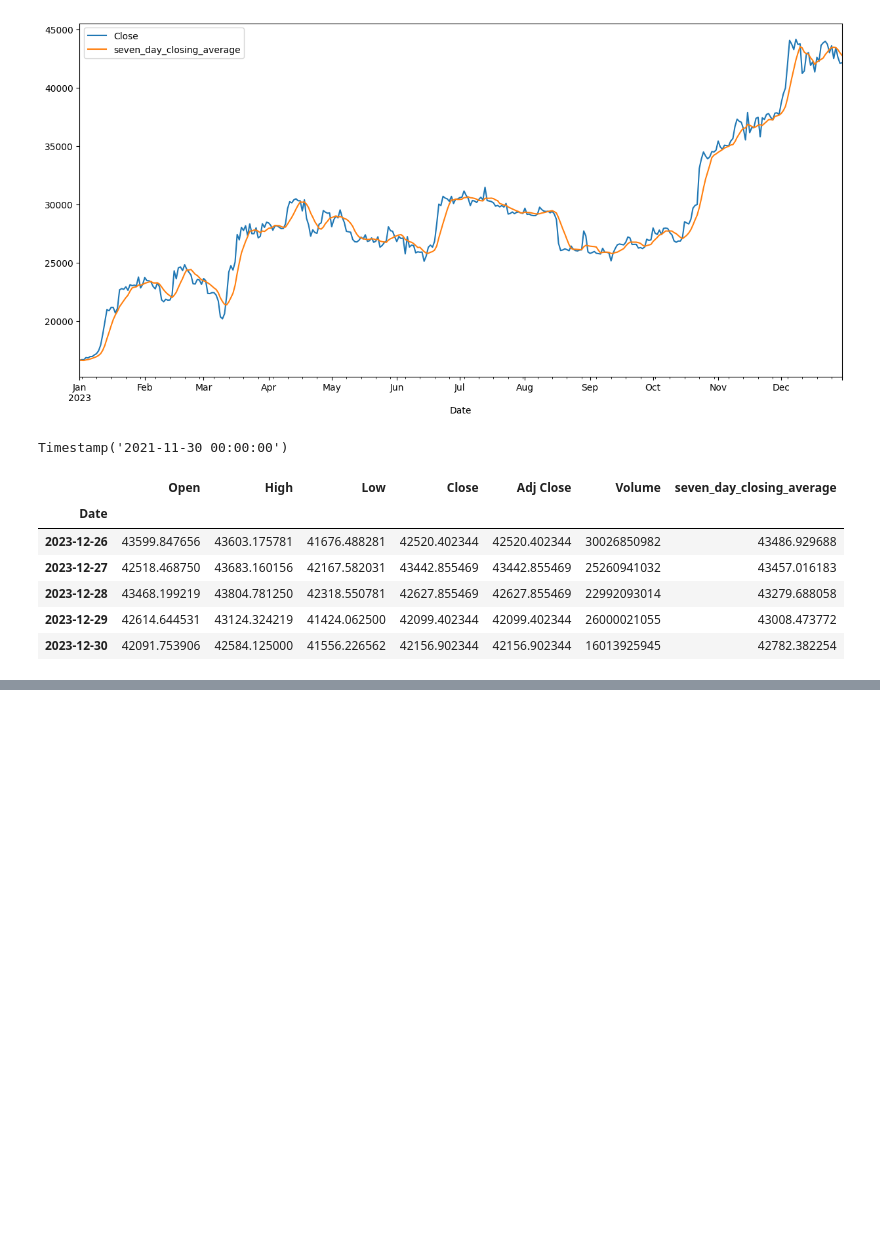
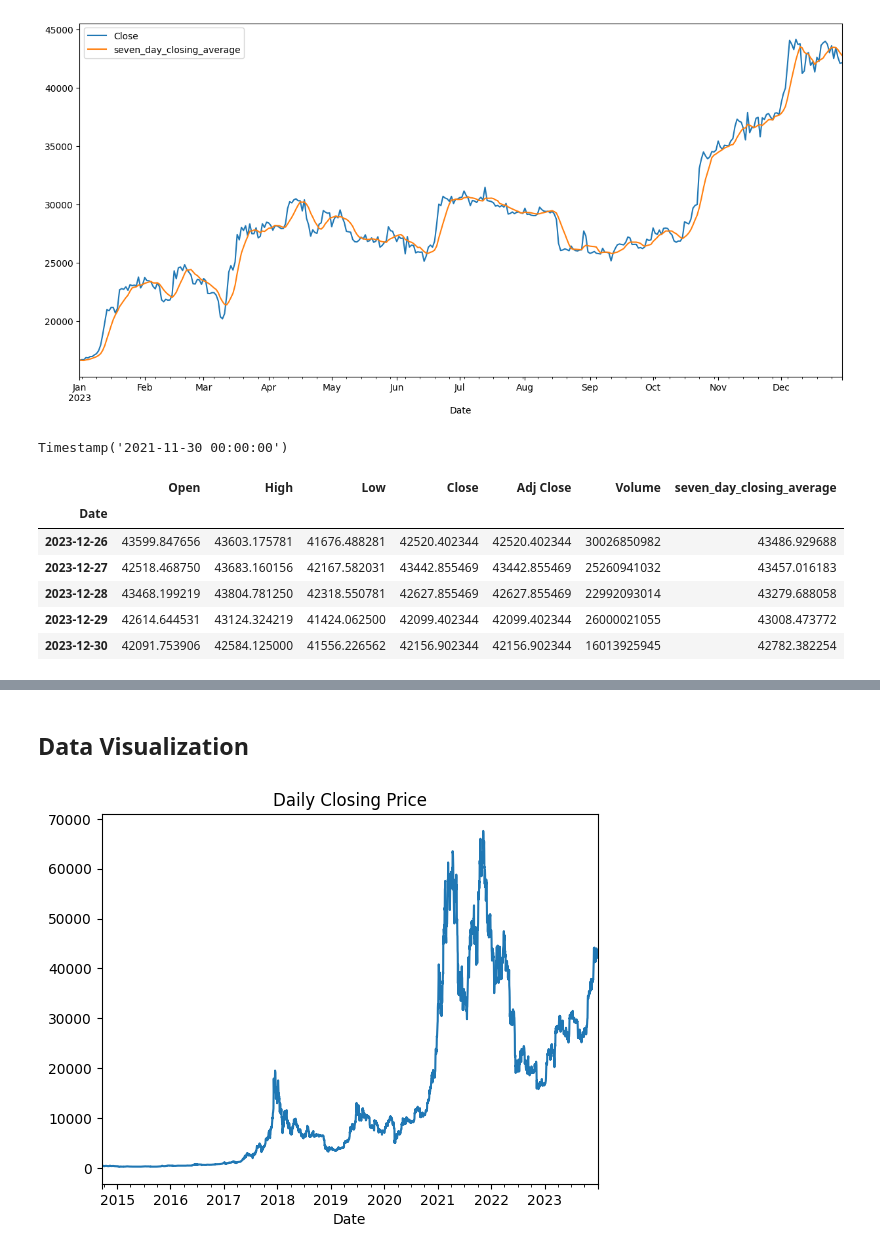
Before and after one commit to nurcoz/Udemy_time_series, a Jupyter notebook: Introduction_to_Time_Series_Analysis.ipynb, the cells around one changed output, grey strips where cells are left out. Saved outputs shown, nothing was run; the diff lists cells and outputs as text; code cells hidden in the pictures; blank space fills up the shorter version.

```diff
--- a/Introduction_to_Time_Series_Analysis.ipynb
+++ b/Introduction_to_Time_Series_Analysis.ipynb
@@ -126,3 +126,6 @@ df.tail()
 | 2023-12-28 | 43468.199219 | 43804.781250 | 42318.550781 | 42627.855469 | 42627.855469 | 22992093014 | 43279.688058 |
 | 2023-12-29 | 42614.644531 | 43124.324219 | 41424.062500 | 42099.402344 | 42099.402344 | 26000021055 | 43008.473772 |
 | 2023-12-30 | 42091.753906 | 42584.125000 | 41556.226562 | 42156.902344 | 42156.902344 | 16013925945 | 42782.382254 |
+# %%
+# Compute the percentage change for the close variable
+df['daily_returns_100%'] = df['Close'].pct_change() * 100
@@ -128,0 +150,8 @@ df.tail()
+# %% [markdown]
+## Data Visualization
+# %%
+# Daily closing price plot
+df["Close"].plot(title = "Daily Closing Price")
+plt.show()
+# %% [output]
+[figure, added]
```
Also changed, not shown: parts of 12 cells of this notebook.
